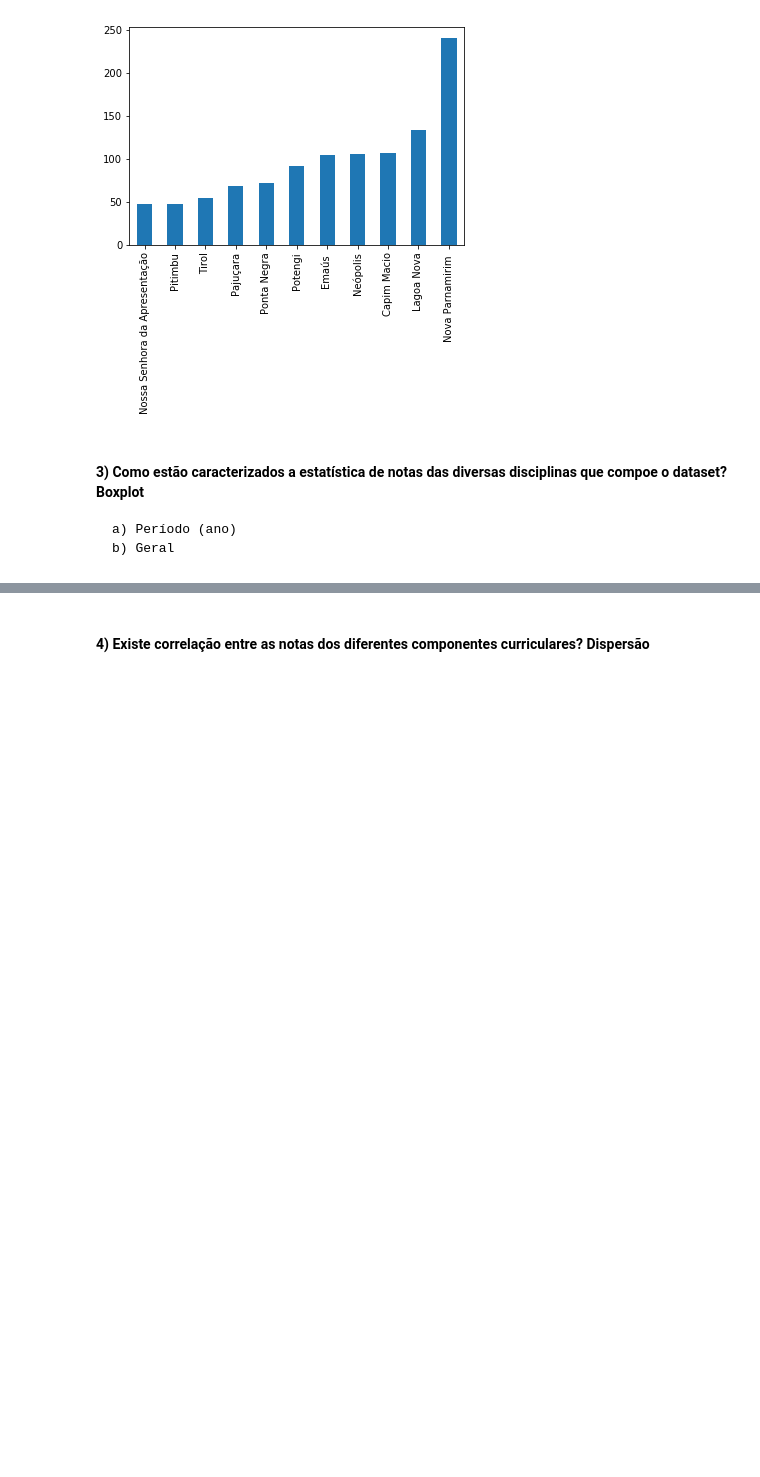
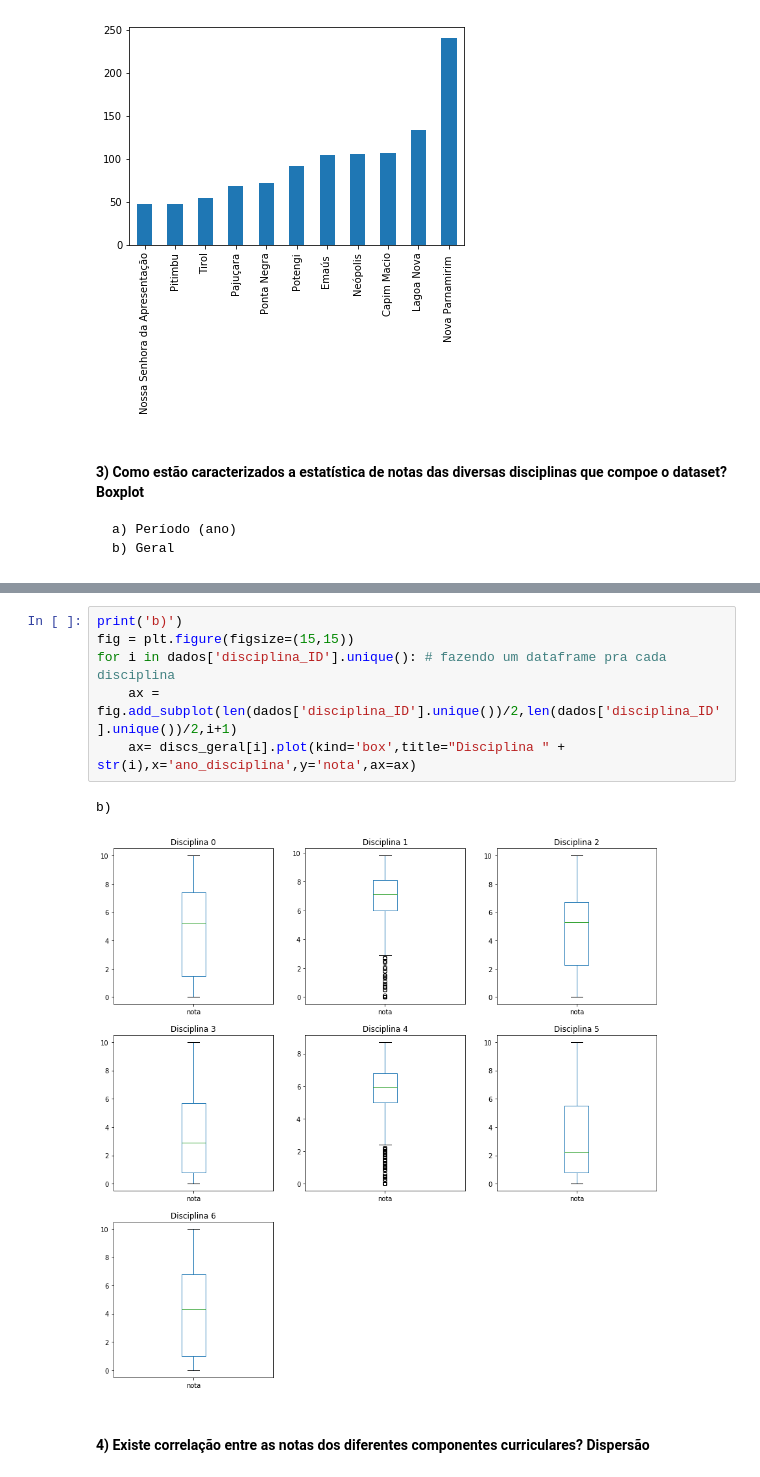
Before and after one commit to paulalps/IMD0033_Probabilidade, a Jupyter notebook: Atividades/Unidade 01/Unidade 01 - Projeto 01.ipynb, the cells around one changed output, grey strips where cells are left out. Saved outputs shown, nothing was run; the diff lists cells and outputs as text; blank space fills up the shorter version.

```diff
--- a/Atividades/Unidade 01/Unidade 01 - Projeto 01.ipynb
+++ b/Atividades/Unidade 01/Unidade 01 - Projeto 01.ipynb
@@ -107,3 +120,12 @@ b)
+# %%
+print('b)')
+fig = plt.figure(figsize=(15,15))
+for i in dados['disciplina_ID'].unique(): # fazendo um dataframe pra cada disciplina
+    ax = fig.add_subplot(len(dados['disciplina_ID'].unique())/2,len(dados['disciplina_ID'].unique())/2,i+1)
+    ax= discs_geral[i].plot(kind='box',title="Disciplina " + str(i),x='ano_disciplina',y='nota',ax=ax)
+# %% [output]
+b)
+[figure, added]
 # %% [markdown]
 #### 4) Existe correlação entre as notas dos diferentes componentes curriculares? Dispersão
 # %%
```
Also changed, not shown: parts of 5 cells of this notebook.
